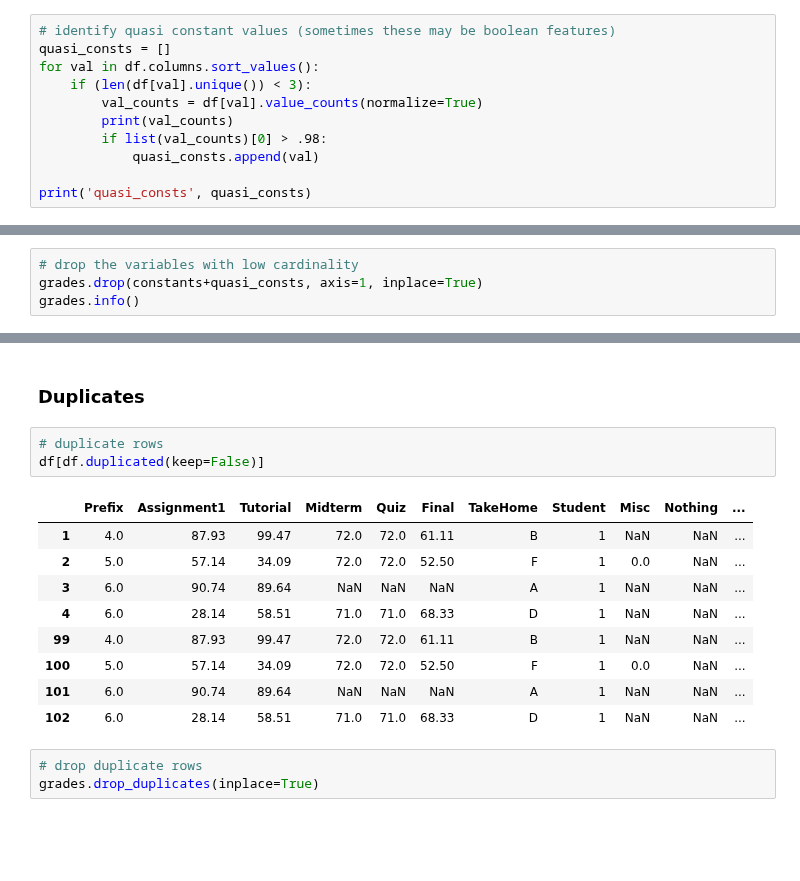
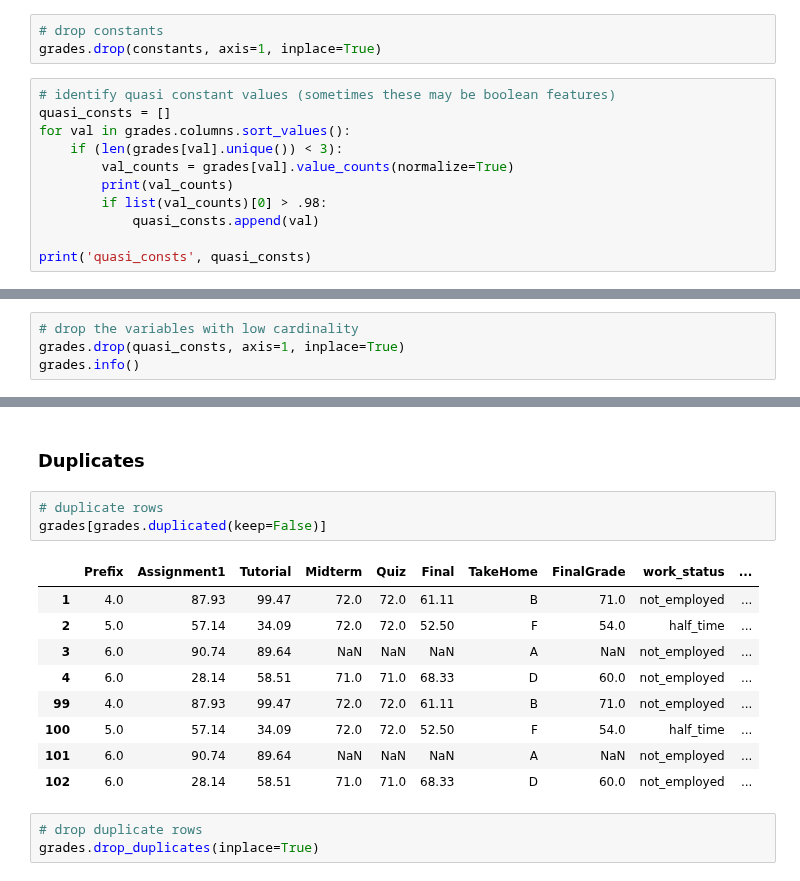
Before and after one commit to gitmystuff/DSChunks, a Jupyter notebook: Exploratory Data Analysis.ipynb, the cells around one changed output, grey strips where cells are left out. Drawn from its saved outputs; the diff is of its cells as text; blank space fills up the shorter version.

```diff
--- a/Exploratory Data Analysis.ipynb
+++ b/Exploratory Data Analysis.ipynb
@@ -171,12 +171,15 @@ constants
 ['Student', 'Misc', 'Nothing']
 # %% [markdown]
 ### Quasi Constant Features
+# %%
+# drop constants
+grades.drop(constants, axis=1, inplace=True)
 # %%
 # identify quasi constant values (sometimes these may be boolean features)
 quasi_consts = []
-for val in df.columns.sort_values():
-    if (len(df[val].unique()) < 3):
-        val_counts = df[val].value_counts(normalize=True)
+for val in grades.columns.sort_values():
+    if (len(grades[val].unique()) < 3):
+        val_counts = grades[val].value_counts(normalize=True)
         print(val_counts)
         if list(val_counts)[0] > .98:
             quasi_consts.append(val)
@@ -197,4 +196,4 @@ Name: sex, dtype: int64
 # %%
 # drop the variables with low cardinality
-grades.drop(constants+quasi_consts, axis=1, inplace=True)
+grades.drop(quasi_consts, axis=1, inplace=True)
 grades.info()
@@ -214,17 +231,17 @@ name
 ### Duplicates
 # %%
 # duplicate rows
-df[df.duplicated(keep=False)]
+grades[grades.duplicated(keep=False)]
 # %% [output]
-|  | Prefix | Assignment1 | Tutorial | Midterm | Quiz | Final | TakeHome | Student | Misc | Nothing | ... |
-| 1 | 4.0 | 87.93 | 99.47 | 72.0 | 72.0 | 61.11 | B | 1 | NaN | NaN | ... |
-| 2 | 5.0 | 57.14 | 34.09 | 72.0 | 72.0 | 52.50 | F | 1 | 0.0 | NaN | ... |
-| 3 | 6.0 | 90.74 | 89.64 | NaN | NaN | NaN | A | 1 | NaN | NaN | ... |
-| 4 | 6.0 | 28.14 | 58.51 | 71.0 | 71.0 | 68.33 | D | 1 | NaN | NaN | ... |
-| 99 | 4.0 | 87.93 | 99.47 | 72.0 | 72.0 | 61.11 | B | 1 | NaN | NaN | ... |
-| 100 | 5.0 | 57.14 | 34.09 | 72.0 | 72.0 | 52.50 | F | 1 | 0.0 | NaN | ... |
-| 101 | 6.0 | 90.74 | 89.64 | NaN | NaN | NaN | A | 1 | NaN | NaN | ... |
-| 102 | 6.0 | 28.14 | 58.51 | 71.0 | 71.0 | 68.33 | D | 1 | NaN | NaN | ... |
+|  | Prefix | Assignment1 | Tutorial | Midterm | Quiz | Final | TakeHome | FinalGrade | work_status | ... |
+| 1 | 4.0 | 87.93 | 99.47 | 72.0 | 72.0 | 61.11 | B | 71.0 | not_employed | ... |
+| 2 | 5.0 | 57.14 | 34.09 | 72.0 | 72.0 | 52.50 | F | 54.0 | half_time | ... |
+| 3 | 6.0 | 90.74 | 89.64 | NaN | NaN | NaN | A | NaN | not_employed | ... |
+| 4 | 6.0 | 28.14 | 58.51 | 71.0 | 71.0 | 68.33 | D | 60.0 | not_employed | ... |
+| 99 | 4.0 | 87.93 | 99.47 | 72.0 | 72.0 | 61.11 | B | 71.0 | not_employed | ... |
+| 100 | 5.0 | 57.14 | 34.09 | 72.0 | 72.0 | 52.50 | F | 54.0 | half_time | ... |
+| 101 | 6.0 | 90.74 | 89.64 | NaN | NaN | NaN | A | NaN | not_employed | ... |
+| 102 | 6.0 | 28.14 | 58.51 | 71.0 | 71.0 | 68.33 | D | 60.0 | not_employed | ... |
 # %%
 # drop duplicate rows
 grades.drop_duplicates(inplace=True)
```
Also changed, not shown: parts of 4 cells of this notebook.
